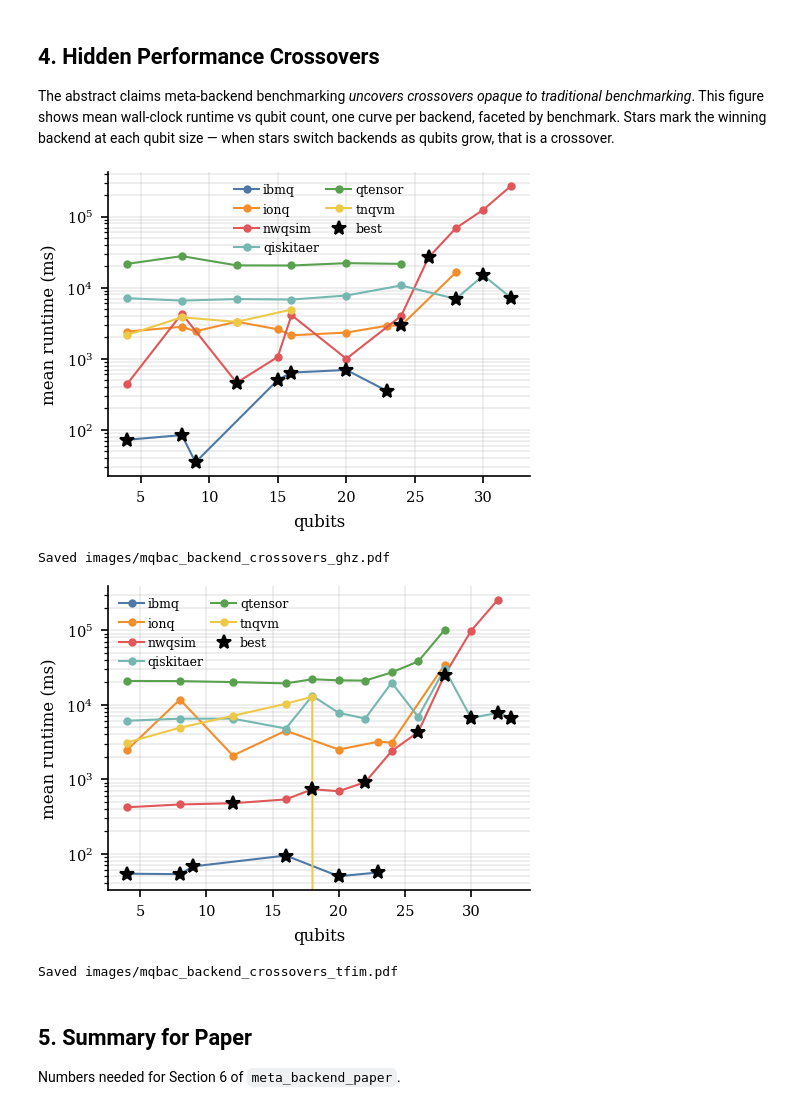
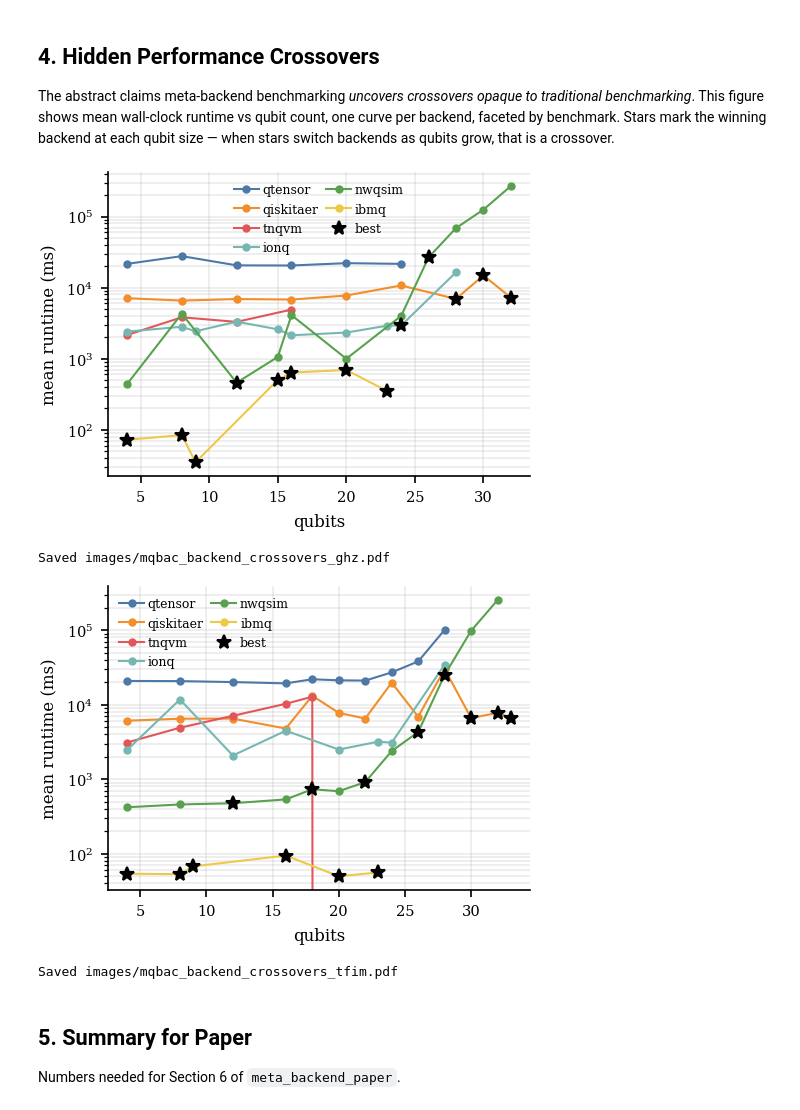
Before and after one commit to srikarchundury/MQBac, a Jupyter notebook: 2_model.ipynb, the cells around one changed output. Drawn from its saved outputs; the diff is of its cells as text; code cells hidden in the pictures.

```diff
--- a/2_model.ipynb
+++ b/2_model.ipynb
@@ -465,3 +503,21 @@ fig.savefig(IMG / "mqbac_feature_importance.pdf")
 plt.show()
 # %% [output]
 [figure]
+# %%
+# === Feature Importance Top-10 Table ===
+top_10_clf = pd.DataFrame({
+    "Rank": range(1, 11),
+    "Classifier": [feat_names_clf[i] for i in idx_clf[:10]],
+    "Importance": imp_clf[idx_clf[:10]].round(4)
+})
+top_10_reg = pd.DataFrame({
+    "Rank": range(1, 11),
+    "Regressor": [feat_names_reg[i] for i in idx_reg[:10]],
+    "Importance": imp_reg[idx_reg[:10]].round(4)
+})
+# Side-by-side table
+top_10 = pd.concat([top_10_clf, top_10_reg], axis=1)
+with open(TABLES_DIR / "feature_importance_top10.tex", "w") as f:
+    f.write(top_10.to_latex(index=False))
+print("Saved: feature_importance_top10.tex")
+print(top_10)
@@ -485,42 +559,49 @@ _xover = (
 )
 
 _bench_map = {b.lower(): b for b in _xover["benchmark"].dropna().unique()}
 _benches = [_bench_map[k] for k in ["ghz", "tfim"] if k in _bench_map]
 
-backend_order = sorted(_xover["backend"].unique())
-backend_color = {b: C[i % len(C)] for i, b in enumerate(backend_order)}
+# Legend order: qtensor, qiskitaer, tnqvm, ionq, nwqsim, ibmq, then best
+legend_order = ["qtensor", "qiskitaer", "tnqvm", "ionq", "nwqsim", "ibmq"]
+backend_color = {b: C[i % len(C)] for i, b in enumerate(legend_order)}
 
 for bench in _benches:
     sub = _xover[_xover["benchmark"] == bench]
     if sub["backend"].nunique() < 2:
         print(f"[skip] {bench}: only one backend; no crossover possible.")
         continue
 
     fig, ax = plt.subplots(figsize=(COL1_W, COL1_W * 0.75))
-    for be, g in sub.groupby("backend"):
-        g = g.sort_values("size")
-        ax.plot(g["size"], g[_t], "-o",
-                color=backend_color[be], markersize=3,
-                linewidth=1.0, label=be)
+
+    # Plot in legend order
+    for be in legend_order:
+        g = sub[sub["backend"] == be]
+        if len(g) > 0:
+            g = g.sort_values("size")
+            ax.plot(g["size"], g[_t], "-o",
+                    color=backend_color[be], markersize=3,
+                    linewidth=1.0, label=be)
+
+    # Mark winners (oracle best)
     winners = sub.loc[sub.groupby("size")[_t].idxmin()]
     ax.plot(winners["size"], winners[_t], "*",
             color="black", markersize=7, zorder=5, label="best")
 
     ax.set_yscale("log")
     ax.set_xlabel("qubits")
     ax.set_ylabel("mean runtime (ms)")
     ax.grid(True, which="both", alpha=0.25)
     ax.legend(frameon=False, fontsize=6, ncol=2,
               handletextpad=0.3, columnspacing=0.6, loc="best")
     plt.tight_layout()
     out = IMG / f"mqbac_backend_crossovers_{bench.lower()}.pdf"
     fig.savefig(out)
     plt.show()
     print(f"Saved {out}")
 # %% [output]
-[figure, old version]
+[figure, new version]
 Saved images/mqbac_backend_crossovers_ghz.pdf
-[figure, old version]
+[figure, new version]
 Saved images/mqbac_backend_crossovers_tfim.pdf
 # %% [markdown]
 ## 5. Summary for Paper
```
Also changed, not shown: parts of 3 cells of this notebook, 16 other files.
